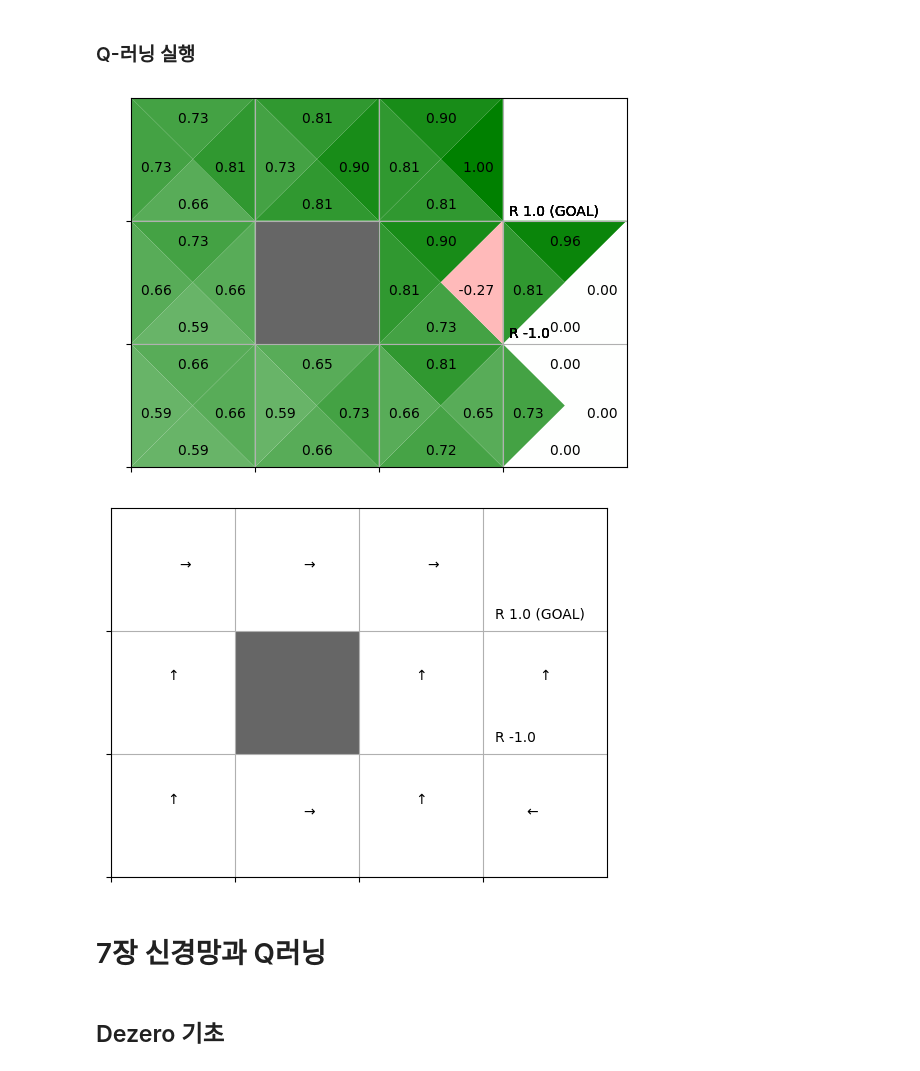
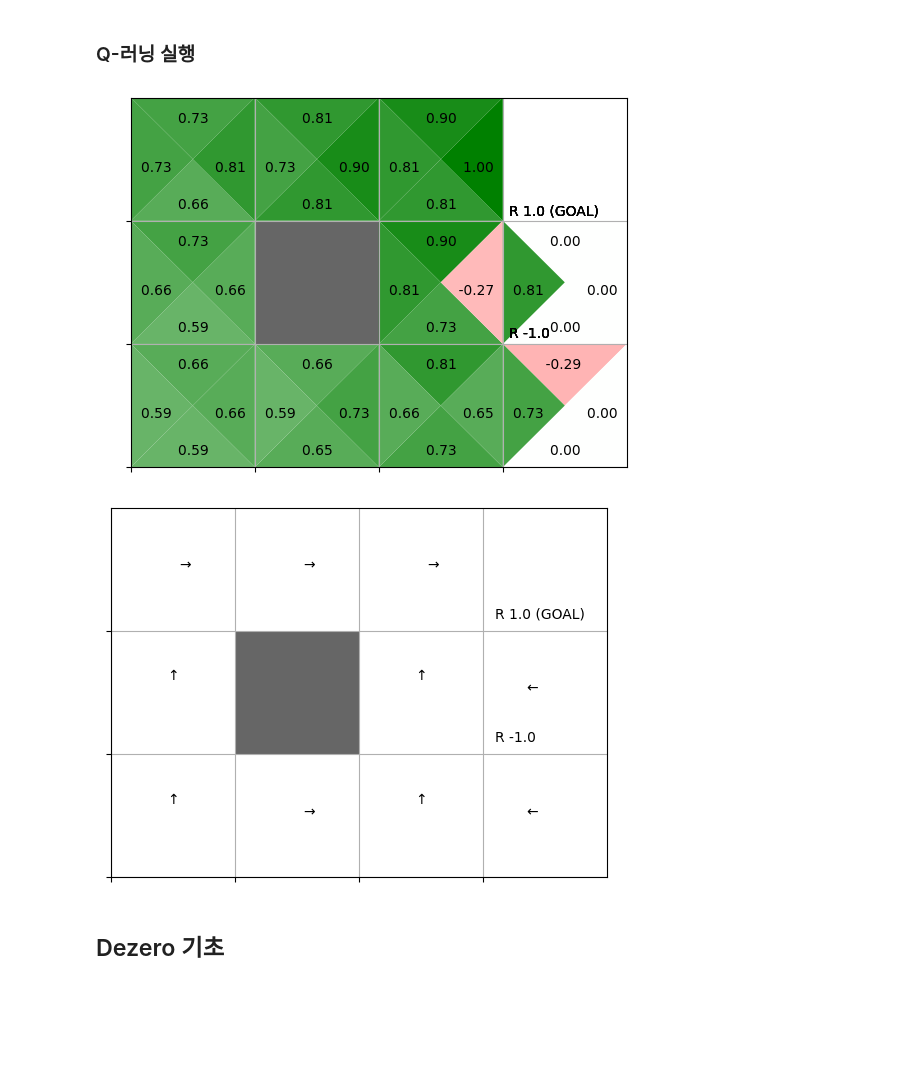
Before and after one commit to superoreoooooo/S251, a Jupyter notebook: ReinforcementLearning/finalTest.ipynb, the cells around one changed output. Saved outputs shown, nothing was run; the diff lists cells and outputs as text; code cells hidden in the pictures; blank space fills up the shorter version.

```diff
--- a/ReinforcementLearning/finalTest.ipynb
+++ b/ReinforcementLearning/finalTest.ipynb
@@ -551,7 +551,7 @@ class QLearningAgent :
 
         return np.random.choice(actions, p=probs)
 
-    def update(self, state, action, reward, done) :
+    def update(self, state, action, reward, next_state, done) :
         if (done) :
             next_q_max = 0
         else :
@@ -567,28 +567,26 @@ class QLearningAgent :
 # %%
 env = GridWorld()
 agent = QLearningAgent()
 
 episodes = 10000
 for episode in range(episodes) :
     state = env.reset()
 
     while True :
         action = agent.get_action(state)
         next_state, reward, done = env.step(action)
 
-        agent.update(state, action, reward, done)       # 매번 호출
+        agent.update(state, action, reward, next_state, done)       # 매번 호출
 
         if (done) :
             break
 
         state = next_state
 
 env.render_q(agent.Q)
 # %% [output]
-[figure, old version]
+[figure, new version]
-[figure, old version]
+[figure, new version]
-# %% [markdown]
-# 7장 신경망과 Q러닝
 # %% [markdown]
 ## Dezero 기초
 # %% [markdown]
```
Also changed, not shown: 3 other files.
